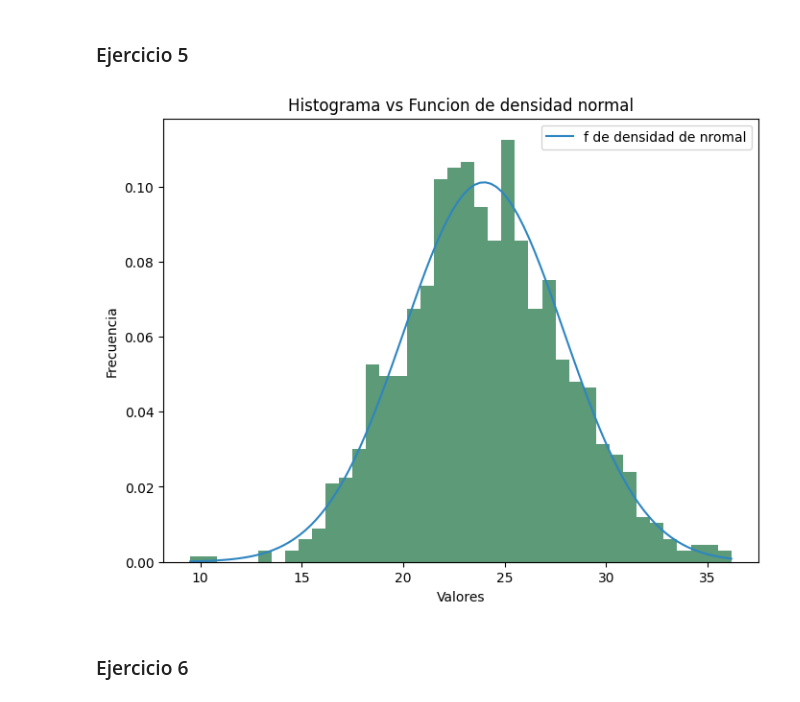
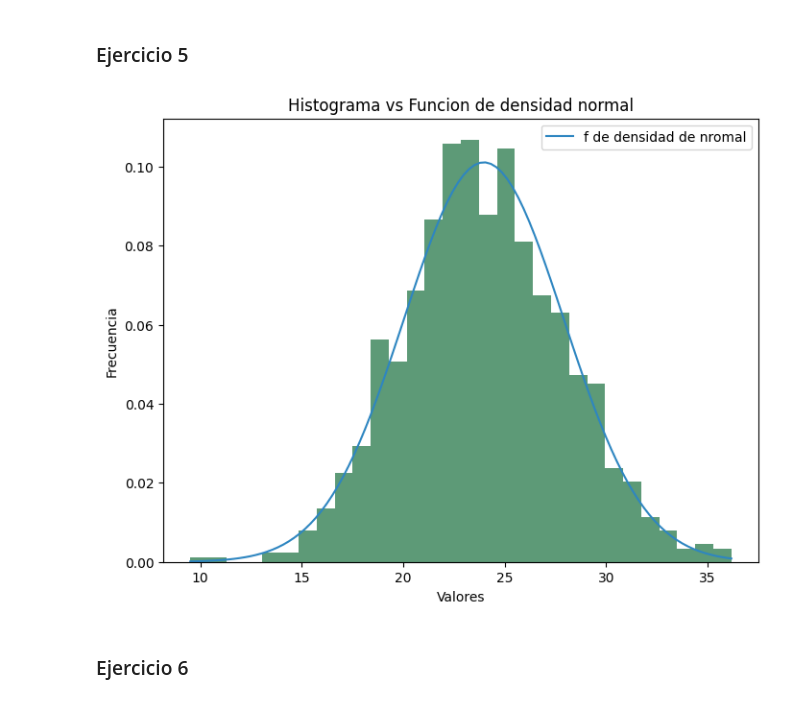
Before and after one commit to Taielmolina01/TP-Proba, a Jupyter notebook: tp.ipynb, the cells around one changed output. Saved outputs shown, nothing was run; the diff lists cells and outputs as text; code cells hidden in the pictures.

```diff
--- a/tp.ipynb
+++ b/tp.ipynb
@@ -222,23 +222,23 @@ max_mu_y = valores_mu_y[indice_max]
 # VER COLORES
 # %%
 plt.figure(figsize=(8, 6))
-plt.hist(df[columna_bateria], density=True, bins=40, alpha=0.7, color="#196F3D")
+plt.hist(df[columna_bateria], density=True, bins=30, alpha=0.7, color="#196F3D")
 
 mu = max_mu_y # p valor asintotico maximo hallado en 4
 sigma = sqrt(estimacion_varianza_bateria)
 
 y = np.linspace(np.min(df[columna_bateria]), np.max(df[columna_bateria]), 100)
 normal_pdf = sp.norm.pdf(y, mu, sigma)
 
 plt.plot(y, normal_pdf, color="#2E86C1", label="f de densidad de nromal")
 
 plt.xlabel("Valores")
 plt.ylabel("Frecuencia")
 plt.title("Histograma vs Funcion de densidad normal")
 plt.legend()
 plt.show()
 # %% [output]
-[figure, old version]
+[figure, new version]
 # %% [markdown]
 ### Ejercicio 6
 # %% [markdown]
```
Also changed, not shown: parts of 1 cell of this notebook.
